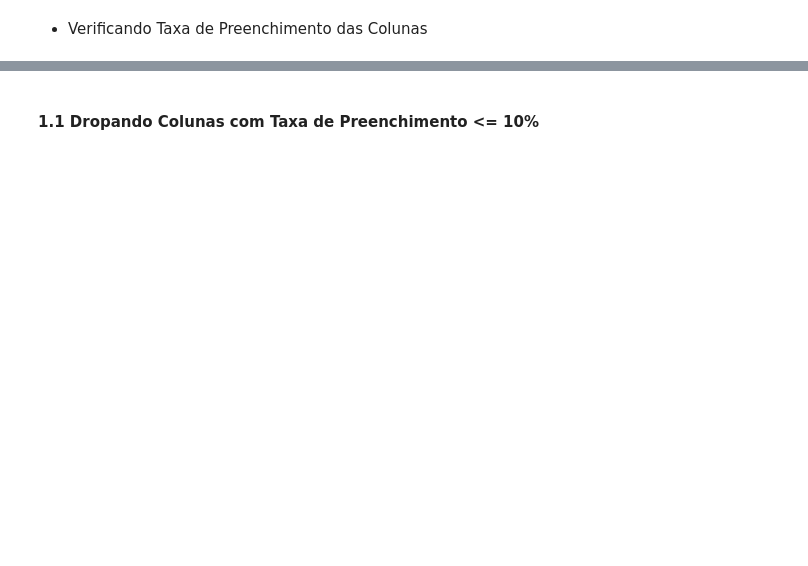
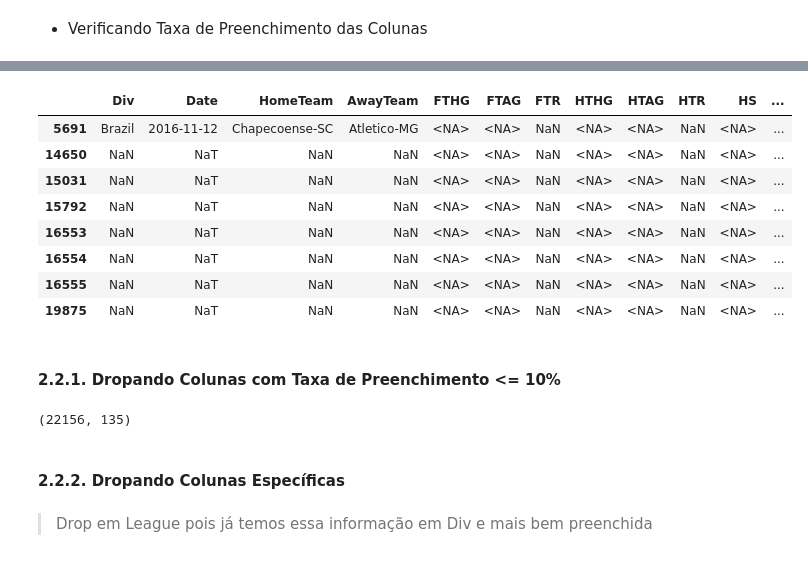
Before and after one commit to matheusalb/Veva365, a Jupyter notebook: Projeto 1.ipynb, the cells around one changed output, grey strips where cells are left out. Cells and saved outputs as stored; diff of their text form; code cells hidden in the pictures; blank space fills up the shorter version.

```diff
--- a/Projeto 1.ipynb
+++ b/Projeto 1.ipynb
@@ -91,0 +118,4 @@ desc = df.describe()
+# %%
+df['Time_seconds'] = pd.to_timedelta(df['Time']).dt.total_seconds()
+# %%
+df = df.drop('Time', axis=1)
@@ -91,0 +144,25 @@ desc = df.describe()
+# %%
+df = df.astype({'Div': 'category',
+           'HomeTeam': 'category',
+           'AwayTeam': 'category',
+           'FTR': 'category',
+           'HTR': 'category',
+           'League': 'category',
+           'Referee': 'category',
+           'Season': 'category',
+           'FTHG': 'Int64',
+           'FTAG': 'Int64',
+           'HTHG': 'Int64',
+           'HTAG': 'Int64',
+           'HS': 'Int64',
+           'AS': 'Int64',
+           'HST': 'Int64',
+           'AST': 'Int64',
+           'HC': 'Int64',
+           'AC': 'Int64',
+           'HF': 'Int64',
+           'AF': 'Int64',
+           'HY': 'Int64',
+           'AY': 'Int64',
+           'HR': 'Int64',
+           'AR': 'Int64'})
@@ -92 +191,3 @@ desc = df.describe()
+# %%
+df['Date'] = pd.to_datetime(df['Date'], infer_datetime_format=True)
 # %% [markdown]
@@ -115,5 +216,25 @@ Div          99.968406
 dtype: float64
+# %%
+df[df['FTR'].isna()]
+# %% [output]
+|  | Div | Date | HomeTeam | AwayTeam | FTHG | FTAG | FTR | HTHG | HTAG | HTR | HS | ... |
+| 5691 | Brazil | 2016-11-12 | Chapecoense-SC | Atletico-MG | <NA> | <NA> | NaN | <NA> | <NA> | NaN | <NA> | ... |
+| 14650 | NaN | NaT | NaN | NaN | <NA> | <NA> | NaN | <NA> | <NA> | NaN | <NA> | ... |
+| 15031 | NaN | NaT | NaN | NaN | <NA> | <NA> | NaN | <NA> | <NA> | NaN | <NA> | ... |
+| 15792 | NaN | NaT | NaN | NaN | <NA> | <NA> | NaN | <NA> | <NA> | NaN | <NA> | ... |
+| 16553 | NaN | NaT | NaN | NaN | <NA> | <NA> | NaN | <NA> | <NA> | NaN | <NA> | ... |
+| 16554 | NaN | NaT | NaN | NaN | <NA> | <NA> | NaN | <NA> | <NA> | NaN | <NA> | ... |
+| 16555 | NaN | NaT | NaN | NaN | <NA> | <NA> | NaN | <NA> | <NA> | NaN | <NA> | ... |
+| 19875 | NaN | NaT | NaN | NaN | <NA> | <NA> | NaN | <NA> | <NA> | NaN | <NA> | ... |
 # %% [markdown]
-#### 1.1 Dropando Colunas com Taxa de Preenchimento <= 10%
+#### 2.2.1. Dropando Colunas com Taxa de Preenchimento <= 10%
 # %%
 df = df.dropna(thresh=0.1*df.shape[0], axis=1)
+# %%
+df.shape
+# %% [output]
+(22156, 135)
+# %% [markdown]
+#### 2.2.2. Dropando Colunas Específicas
+# %% [markdown]
+> Drop em League pois já temos essa informação em Div e mais bem preenchida
```
Also changed, not shown: parts of 55 cells of this notebook.
